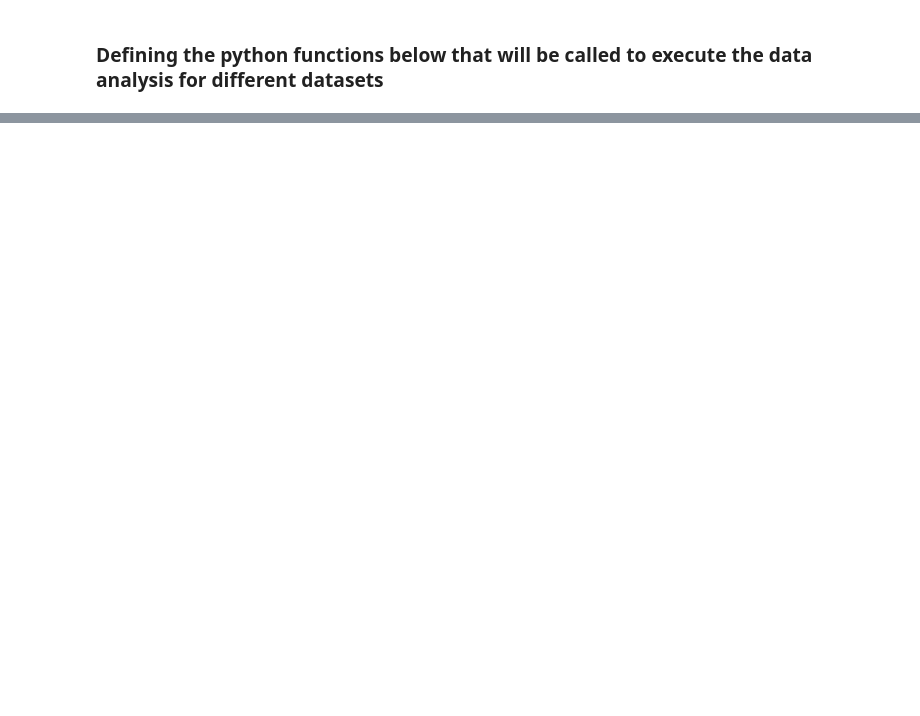
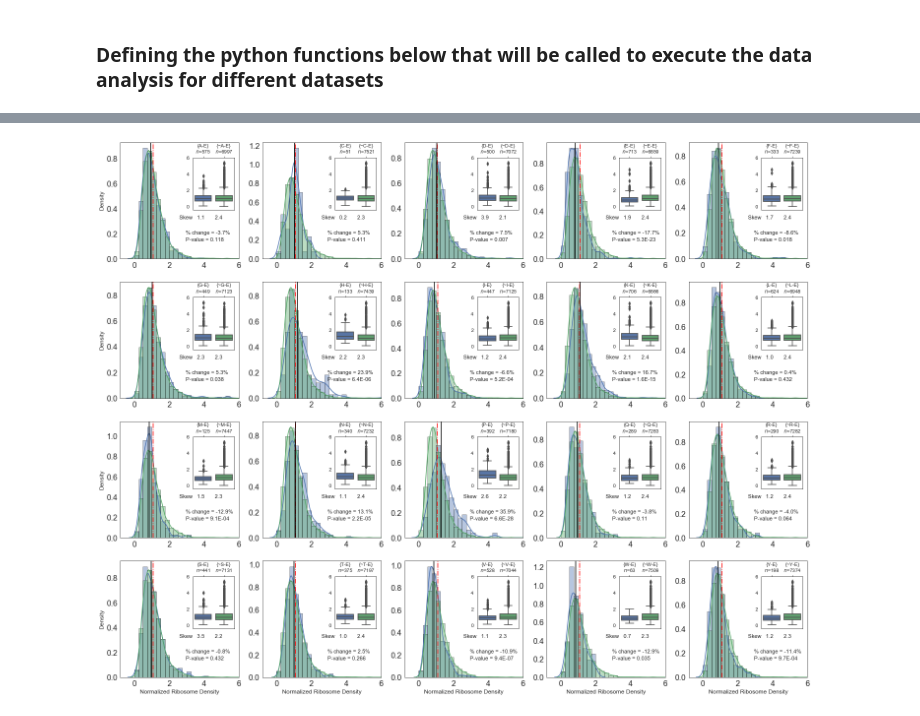
Before and after one commit to obrien-lab/P-site-A-site-pairs-analysis, a Jupyter notebook: P-site_A-site_pairs_project_data_analysis.ipynb, the cells around one changed output, grey strips where cells are left out. Saved outputs shown, nothing was run; the diff lists cells and outputs as text; code cells hidden in the pictures; blank space fills up the shorter version.

```diff
--- a/P-site_A-site_pairs_project_data_analysis.ipynb
+++ b/P-site_A-site_pairs_project_data_analysis.ipynb
@@ -1629,0 +866,32 @@ SyntaxError: invalid syntax (<ipython-input-10-d64749e2b55e>, line 9)
+# %%
+# Generating Fig. S1a below for the row 'E' of the matrix for the Williams dataset
+plt.figure(figsize=(5 * 5, 20))
+palette_colors = [(0.2980392156862745, 0.4470588235294118, 0.6901960784313725), (0.3333333333333333, 0.6588235294117647, 0.40784313725490196)]
+sns.set_palette(palette_colors)
+sns.set_style("white")
+
+subplot_counter = 1
+for ps_aa in sorted(AMINO_ACIDS):
+    if ps_aa == '*':
+        continue
+    if subplot_counter in [1, 6, 11, 16]:
+        ylabel = True
+    else:
+        ylabel = False
+    if subplot_counter in [16, 17, 18, 19, 20]:
+        xlabel = True
+    else:
+        xlabel = False
+    perc_change = dict_effect_size['Williams']['E'][ps_aa]
+    pval = dict_pval['Williams']['E'][ps_aa]
+    if pval > 0.001:
+        pval = round(pval, 3)
+    else:
+        pval = '%.1E' % pval
+    ax = plt.subplot(4, 5, subplot_counter)
+    ax = plot_trans_distribution_subplot(ax, 'E', ps_aa, dict_instances['Williams'], perc_change, pval, xlabel=xlabel, ylabel=ylabel)
+    subplot_counter += 1
+
+plt.show()
+# %% [output]
+[figure, added]
```
Also changed, not shown: parts of 20 cells of this notebook.
